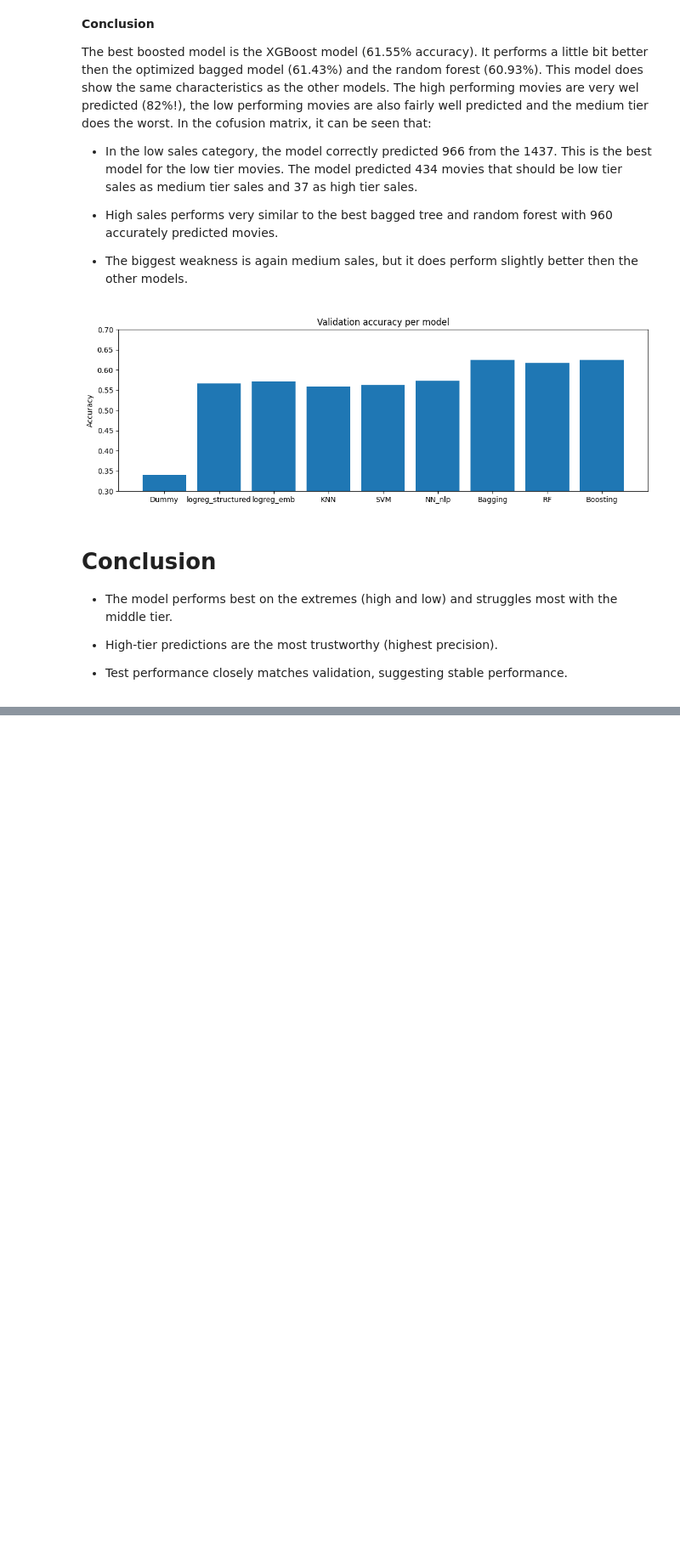
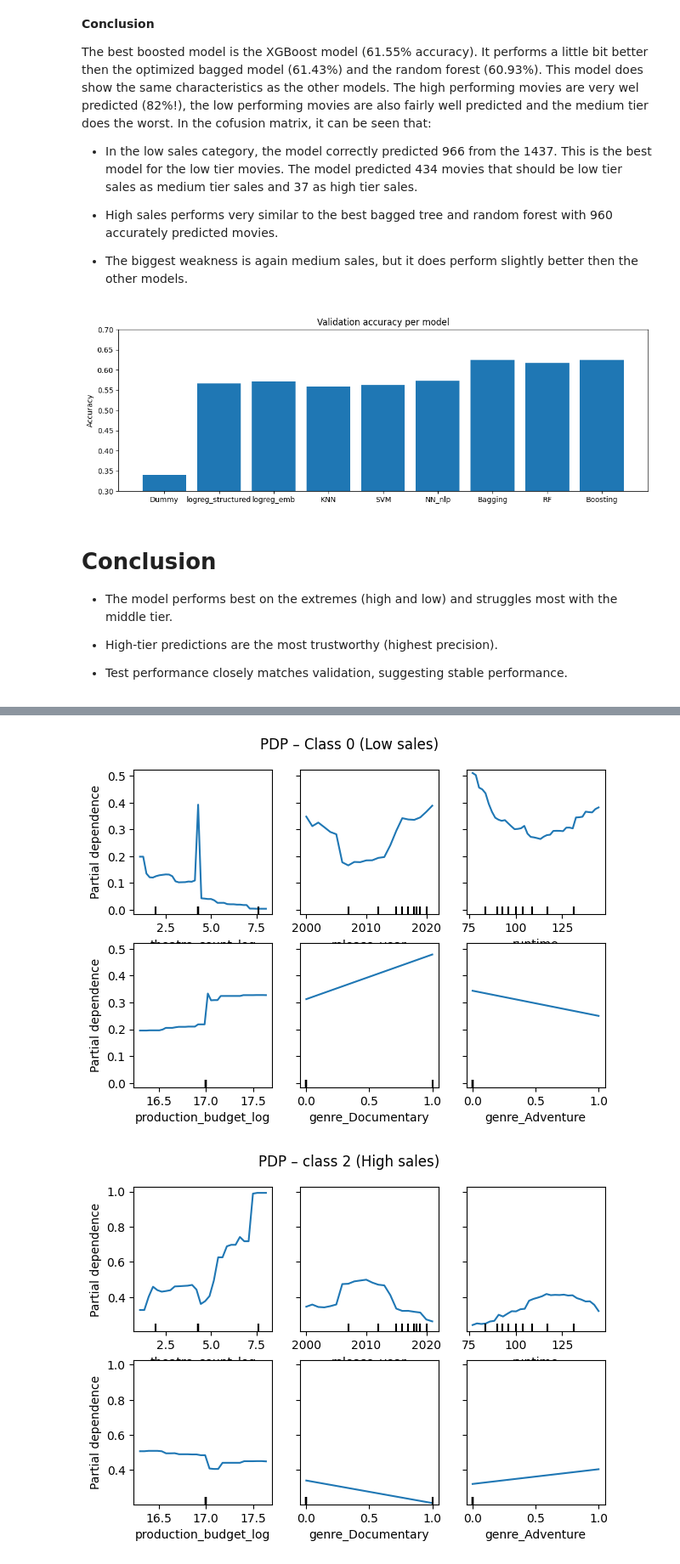
Before and after one commit to Simerblur/bjj, a Jupyter notebook: Tree_based_models_bart.ipynb, the cells around one changed output, grey strips where cells are left out. Shown at 85% size. Saved outputs shown, nothing was run; the diff lists cells and outputs as text; code cells hidden in the pictures; blank space fills up the shorter version.

```diff
--- a/Tree_based_models_bart.ipynb
+++ b/Tree_based_models_bart.ipynb
@@ -749,0 +815,34 @@ Partial dependency plots show how the prediction of the boosted model changes wh
+# %%
+#define the classes for ease of use
+CLASS_LOW = 0
+CLASS_MED = 1
+CLASS_HIGH = 2
+
+pdp_features = imp_df["feature"].head(6).tolist()
+
+# PDP for LOW
+PartialDependenceDisplay.from_estimator(
+    best_xgb,
+    X_validation,
+    features=pdp_features,
+    target=CLASS_LOW,
+    grid_resolution=40
+)
+plt.suptitle("PDP – Class 0 (Low sales)")
+plt.tight_layout()
+plt.show()
+
+# PDP for HIGH
+PartialDependenceDisplay.from_estimator(
+    best_xgb,
+    X_validation,
+    features=pdp_features,
+    target=CLASS_HIGH,
+    grid_resolution=30
+)
+plt.suptitle("PDP – class 2 (High sales)")
+plt.tight_layout()
+plt.show()
+# %% [output]
+[figure, added]
+[figure, added]
```
Also changed, not shown: parts of 9 cells of this notebook.
